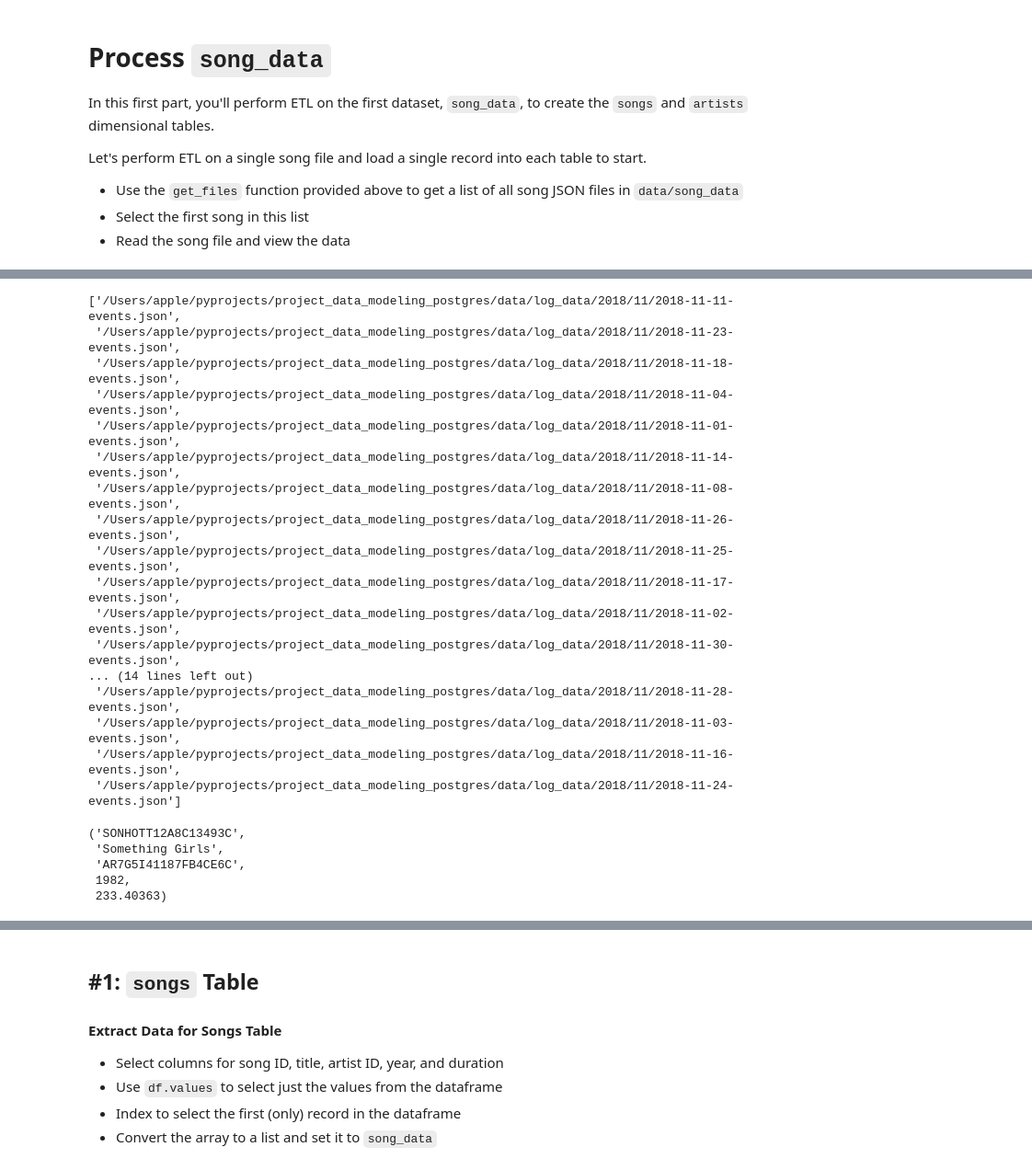
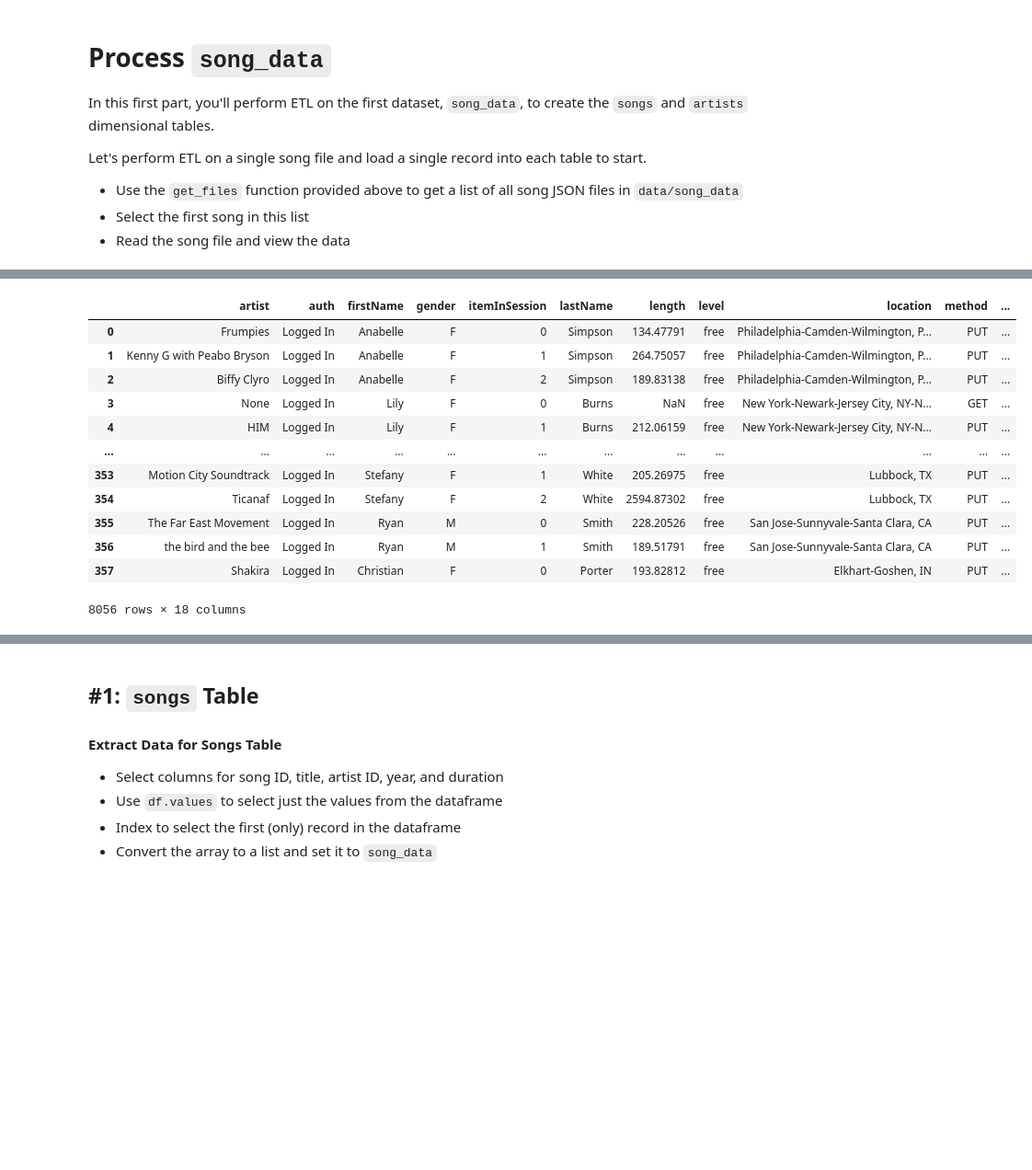
Before and after one commit to gilzero/project_data_modeling_postgres, a Jupyter notebook: etl.ipynb, the cells around one changed output, grey strips where cells are left out. Shown at 92% size. Cells and saved outputs as stored; diff of their text form; code cells hidden in the pictures; blank space fills up the shorter version.

```diff
--- a/etl.ipynb
+++ b/etl.ipynb
@@ -52,0 +37,19 @@ song_files
+# %%
+filepath = get_files('data/')
+
+song_files = get_files('data/song_data')
+log_files = get_files('data/log_data')
+# %%
+# Concat all songs data
+
+dfs = []
+
+for file in song_files:
+    x = pd.read_json(file, lines=True)
+    dfs.append(x)
+
+
+# Concat all songs data
+
+df_songs = pd.concat(dfs)
+df_songs
@@ -71,40 +108,28 @@ pd.read_json(song_files[5], lines=True).T
-# %%
-filepath = get_files('data/log_data')
-filepath
-# %% [output]
-['/Users/apple/pyprojects/project_data_modeling_postgres/data/log_data/2018/11/2018-11-11-events.json',
- '/Users/apple/pyprojects/project_data_modeling_postgres/data/log_data/2018/11/2018-11-23-events.json',
- '/Users/apple/pyprojects/project_data_modeling_postgres/data/log_data/2018/11/2018-11-18-events.json',
- '/Users/apple/pyprojects/project_data_modeling_postgres/data/log_data/2018/11/2018-11-04-events.json',
- '/Users/apple/pyprojects/project_data_modeling_postgres/data/log_data/2018/11/2018-11-01-events.json',
- '/Users/apple/pyprojects/project_data_modeling_postgres/data/log_data/2018/11/2018-11-14-events.json',
- '/Users/apple/pyprojects/project_data_modeling_postgres/data/log_data/2018/11/2018-11-08-events.json',
- '/Users/apple/pyprojects/project_data_modeling_postgres/data/log_data/2018/11/2018-11-26-events.json',
- '/Users/apple/pyprojects/project_data_modeling_postgres/data/log_data/2018/11/2018-11-25-events.json',
- '/Users/apple/pyprojects/project_data_modeling_postgres/data/log_data/2018/11/2018-11-17-events.json',
- '/Users/apple/pyprojects/project_data_modeling_postgres/data/log_data/2018/11/2018-11-02-events.json',
- '/Users/apple/pyprojects/project_data_modeling_postgres/data/log_data/2018/11/2018-11-30-events.json',
-... (14 lines left out)
- '/Users/apple/pyprojects/project_data_modeling_postgres/data/log_data/2018/11/2018-11-28-events.json',
- '/Users/apple/pyprojects/project_data_modeling_postgres/data/log_data/2018/11/2018-11-03-events.json',
- '/Users/apple/pyprojects/project_data_modeling_postgres/data/log_data/2018/11/2018-11-16-events.json',
- '/Users/apple/pyprojects/project_data_modeling_postgres/data/log_data/2018/11/2018-11-24-events.json']
-# %%
-df_test = pd.read_json(filepath[0], lines=True)
-
-tuple(df_test[['song_id', 'title', 'artist_id', 'year', 'duration']].values[0])
-# tuple(df_test[['song_id', 'title', 'artist_id', 'year', 'duration']].values[0][1:])
-# %% [output]
-('SONHOTT12A8C13493C',
- 'Something Girls',
- 'AR7G5I41187FB4CE6C',
- 1982,
- 233.40363)
 # %%
-song_files
+# Concat all logs data
 
-dfs = []
+dfl = []
 
-for file in song_files:
+for file in log_files:
     x = pd.read_json(file, lines=True)
-    dfs.append(x)
+    dfl.append(x)
+
+
+# Concat
+
+df_logs = pd.concat(dfl)
+df_logs
+# %% [output]
+|  | artist | auth | firstName | gender | itemInSession | lastName | length | level | location | method | ... |
+| 0 | Frumpies | Logged In | Anabelle | F | 0 | Simpson | 134.47791 | free | Philadelphia-Camden-Wilmington, P... | PUT | ... |
+| 1 | Kenny G with Peabo Bryson | Logged In | Anabelle | F | 1 | Simpson | 264.75057 | free | Philadelphia-Camden-Wilmington, P... | PUT | ... |
+| 2 | Biffy Clyro | Logged In | Anabelle | F | 2 | Simpson | 189.83138 | free | Philadelphia-Camden-Wilmington, P... | PUT | ... |
+| 3 | None | Logged In | Lily | F | 0 | Burns | NaN | free | New York-Newark-Jersey City, NY-N... | GET | ... |
+| 4 | HIM | Logged In | Lily | F | 1 | Burns | 212.06159 | free | New York-Newark-Jersey City, NY-N... | PUT | ... |
+| ... | ... | ... | ... | ... | ... | ... | ... | ... | ... | ... | ... |
+| 353 | Motion City Soundtrack | Logged In | Stefany | F | 1 | White | 205.26975 | free | Lubbock, TX | PUT | ... |
+| 354 | Ticanaf | Logged In | Stefany | F | 2 | White | 2594.87302 | free | Lubbock, TX | PUT | ... |
+| 355 | The Far East Movement | Logged In | Ryan | M | 0 | Smith | 228.20526 | free | San Jose-Sunnyvale-Santa Clara, CA | PUT | ... |
+| 356 | the bird and the bee | Logged In | Ryan | M | 1 | Smith | 189.51791 | free | San Jose-Sunnyvale-Santa Clara, CA | PUT | ... |
+| 357 | Shakira | Logged In | Christian | F | 0 | Porter | 193.82812 | free | Elkhart-Goshen, IN | PUT | ... |
+8056 rows × 18 columns
```
Also changed, not shown: parts of 52 cells of this notebook, 5 other files.
